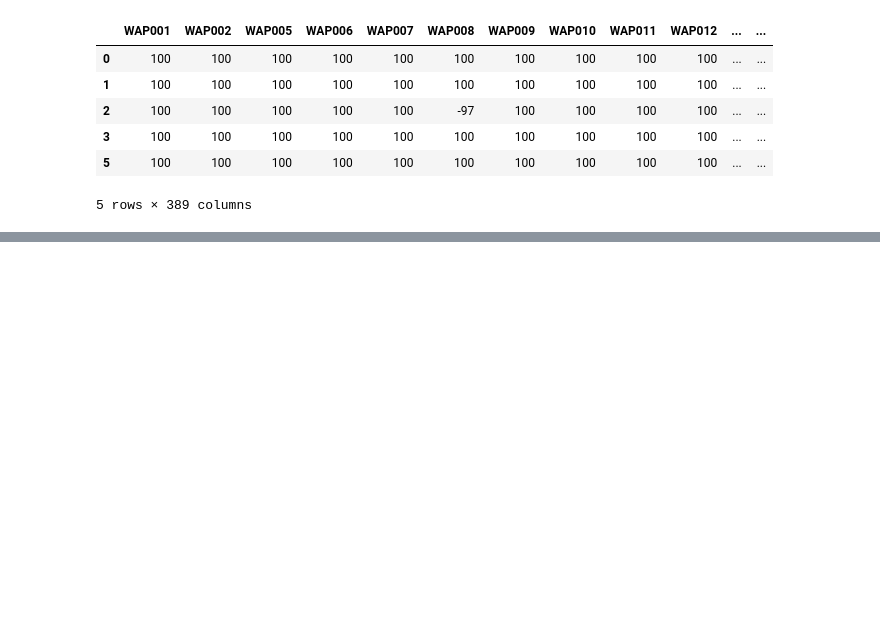
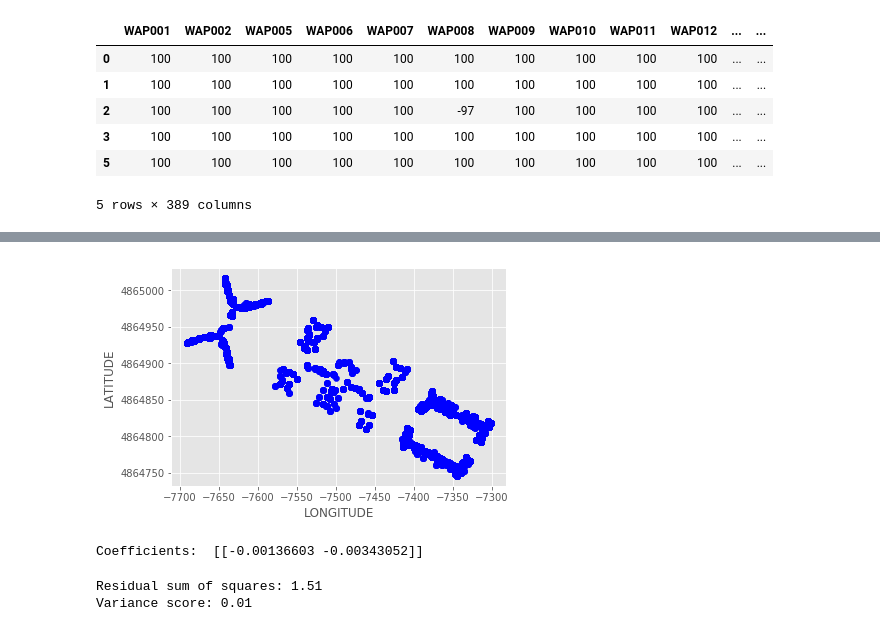
Before and after one commit to AndreasNehls/IoT_Analytics, a Jupyter notebook: python/IoT_preprocessing.ipynb, the cells around one changed output, grey strips where cells are left out. Cells and saved outputs as stored; diff of their text form; code cells hidden in the pictures; blank space fills up the shorter version.

```diff
--- a/python/IoT_preprocessing.ipynb
+++ b/python/IoT_preprocessing.ipynb
@@ -463,0 +508,29 @@ Data exporting into the CSV file!
+# %%
+plt.scatter(train.LONGITUDE, train.LATITUDE,  color='blue')
+plt.xlabel("LONGITUDE")
+plt.ylabel("LATITUDE")
+plt.show()
+# %% [output]
+[figure, added]
+# %%
+from sklearn import linear_model
+regr = linear_model.LinearRegression()
+x = np.asanyarray(train[['LONGITUDE','LATITUDE']])
+y = np.asanyarray(train[['FLOOR']])
+regr.fit (x, y)
+# The coefficients
+print ('Coefficients: ', regr.coef_)
+# %% [output]
+Coefficients:  [[-0.00136603 -0.00343052]]
+# %%
+y_hat= regr.predict(test[['LONGITUDE','LATITUDE']])
+x = np.asanyarray(test[['LONGITUDE','LATITUDE']])
+y = np.asanyarray(test[['FLOOR']])
+print("Residual sum of squares: %.2f"
+      % np.mean((y_hat - y) ** 2))
+
+# Explained variance score: 1 is perfect prediction
+print('Variance score: %.2f' % regr.score(x, y))
+# %% [output]
+Residual sum of squares: 1.51
+Variance score: 0.01
```
Also changed, not shown: parts of 15 cells of this notebook.
